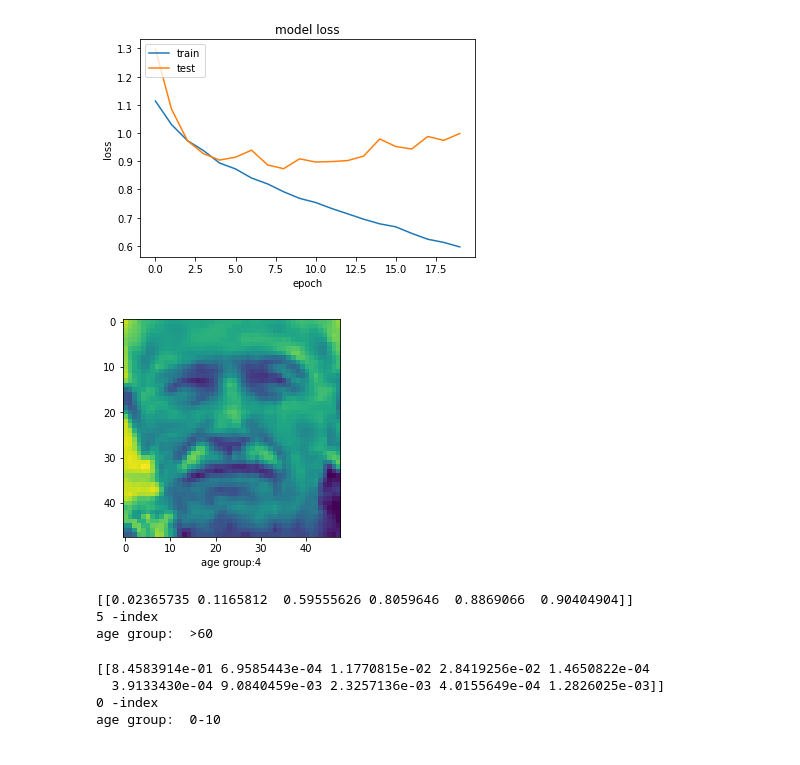
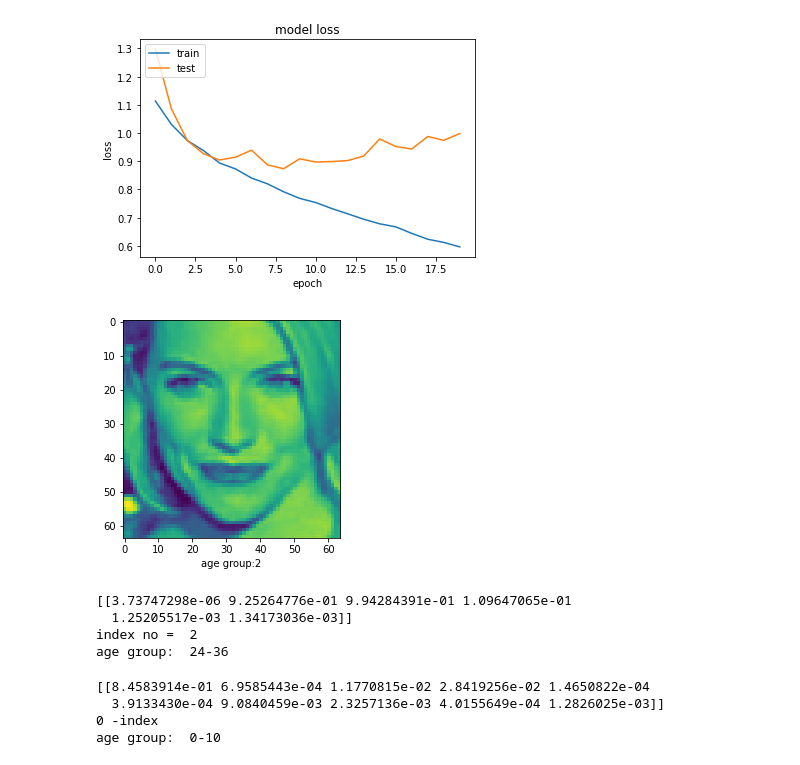
Before and after one commit to Uramud/age-and-gender-detection, a Jupyter notebook: Untitled1_Age.ipynb, the cells around one changed output. Drawn from its saved outputs; the diff is of its cells as text; code cells hidden in the pictures.

```diff
--- a/Untitled1_Age.ipynb
+++ b/Untitled1_Age.ipynb
@@ -10,6 +10,6 @@ import matplotlib.pyplot as plt
 import cv2
 # %%
 # data=pd.read_csv("dataset/age_gender.csv")
-data = pd.concat(map(pd.read_csv,['dataset/dataset2.csv','dataset/dataset3.csv']))
+data = pd.concat(map(pd.read_csv,['dataset/dataset3.csv']))
 data.head()
 # %% [output]
@@ -304,28 +299,28 @@ import matplotlib.pyplot as plt
 from tensorflow import keras
 import numpy as np
 import cv2
-model2 = keras.models.load_model('AgeModel/untitled_age_61.h5')
+model = keras.models.load_model('AgeModel/age64_acc_74_val_acc_63.h5')
 # %%
-ii = 8 # (  8 haleki 60 > aauxa)
+ii = 3472 # (  8 haleki 60 > aauxa)
 
 plt.imshow(X_test[ii])
 plt.xlabel("age group:"+str(y_test.to_list()[ii]))
 plt.show()
-# gender predict
+# Age predict
 image_pixels = img_to_array(X_test[ii])
 image_pixels = np.expand_dims(image_pixels,axis=0)
-aged = model1.predict(image_pixels)
+aged = model.predict(image_pixels)
 print(aged)
 aged = np.argmax(aged)
-print(aged,'-index')
+print('index no = ',aged)
 age_group = ['0-12','12-24','24-36','36-48','48-60','>60']
-# age_group = ['0-5','5-10','10-15','15-20','20-25','25-30','30-35','35-40','40-45','>60']
 print('age group: ',age_group[aged])
 # %% [output]
-[figure, old version]
+[figure, new version]
-[[0.02365735 0.1165812  0.59555626 0.8059646  0.8869066  0.90404904]]
-5 -index
-age group:  >60
+[[3.73747298e-06 9.25264776e-01 9.94284391e-01 1.09647065e-01
+  1.25205517e-03 1.34173036e-03]]
+index no =  2
+age group:  24-36
 # %%
 sample_image = cv2.imread('sample_male.png')
 sample_image = cv2.cvtColor(sample_image,cv2.COLOR_BGR2GRAY)
```
Also changed, not shown: parts of 1 cell of this notebook, 7 other files.
